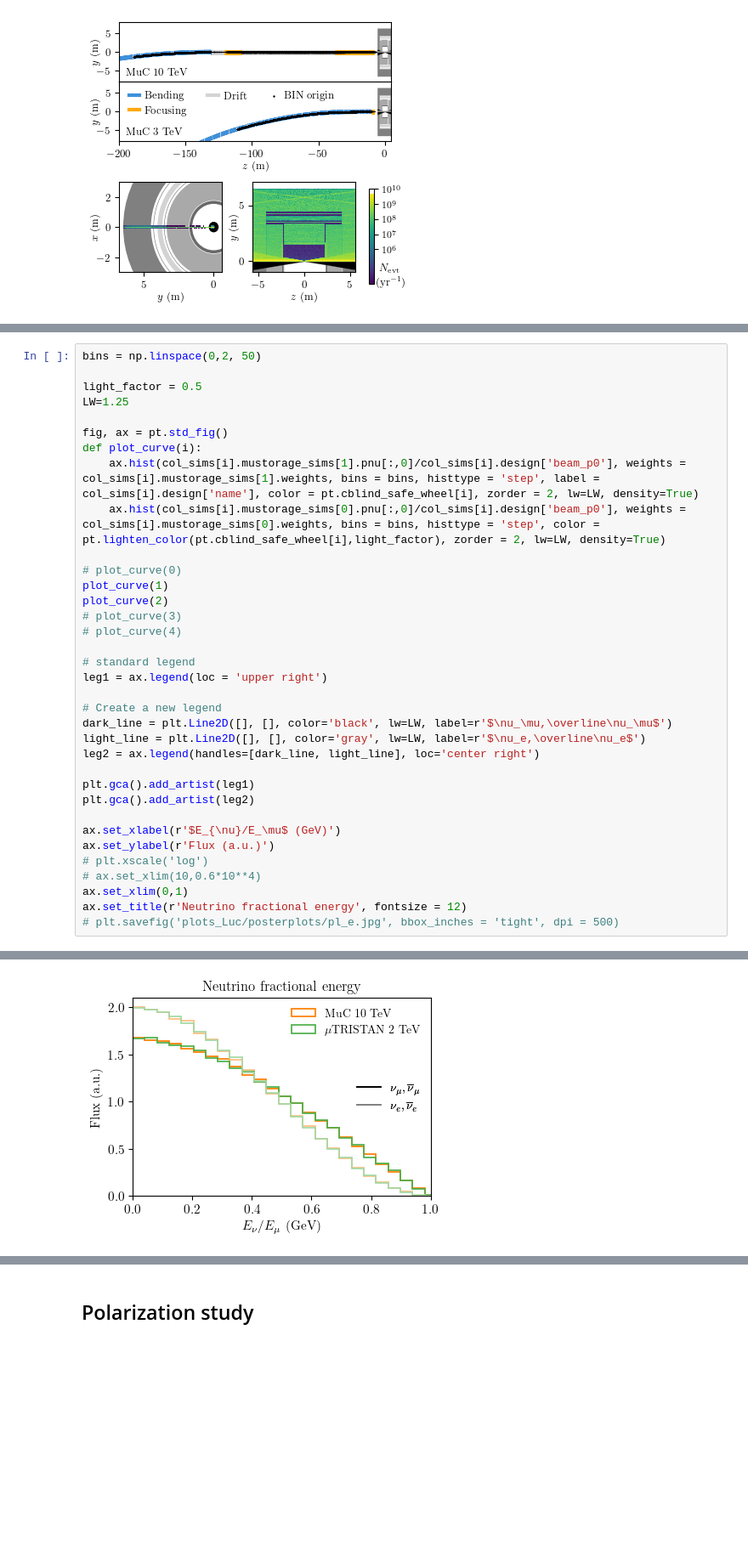
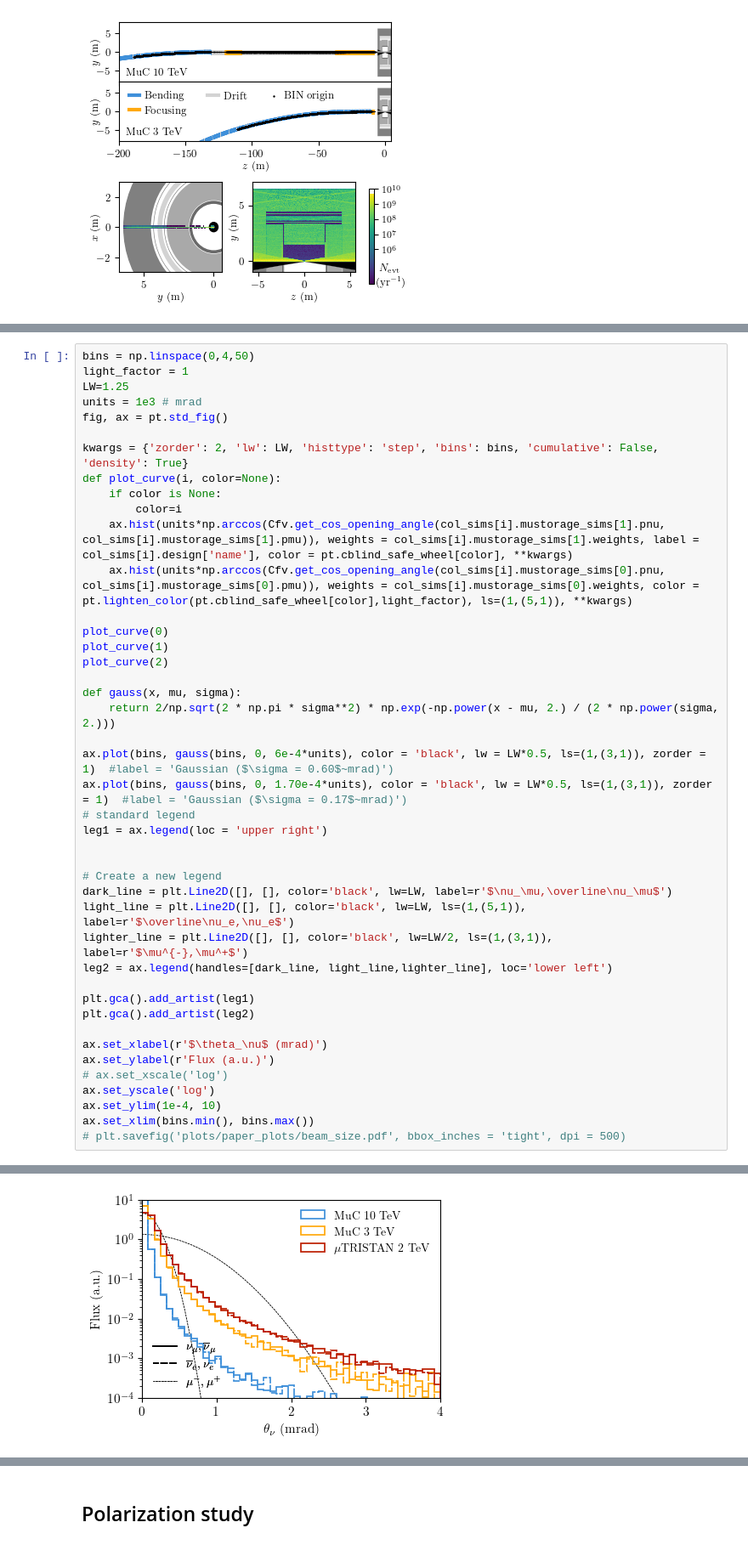
Before and after one commit to mhostert/BIN_MC, a Jupyter notebook: BIN_characterization.ipynb, the cells around one changed output, grey strips where cells are left out. Shown at 85% size. Cells and saved outputs as stored; diff of their text form; blank space fills up the shorter version.

Commit message:
gitingore only smoothed files and fix theta_nu plot

```diff
--- a/BIN_characterization.ipynb
+++ b/BIN_characterization.ipynb
@@ -341,36 +321,44 @@ AttributeError: 'DetectorSimulator' object has no attribute 'genie_events'
 # %%
-bins = np.linspace(0,2, 50)
+bins = np.linspace(0,4,50)
+light_factor = 1
+LW=1.25
+units = 1e3 # mrad
+fig, ax = pt.std_fig()
 
-light_factor = 0.5
-LW=1.25
+kwargs = {'zorder': 2, 'lw': LW, 'histtype': 'step', 'bins': bins, 'cumulative': False, 'density': True}
+def plot_curve(i, color=None):
+    if color is None:
+        color=i
+    ax.hist(units*np.arccos(Cfv.get_cos_opening_angle(col_sims[i].mustorage_sims[1].pnu, col_sims[i].mustorage_sims[1].pmu)), weights = col_sims[i].mustorage_sims[1].weights, label = col_sims[i].design['name'], color = pt.cblind_safe_wheel[color], **kwargs)
+    ax.hist(units*np.arccos(Cfv.get_cos_opening_angle(col_sims[i].mustorage_sims[0].pnu, col_sims[i].mustorage_sims[0].pmu)), weights = col_sims[i].mustorage_sims[0].weights, color = pt.lighten_color(pt.cblind_safe_wheel[color],light_factor), ls=(1,(5,1)), **kwargs)
 
-fig, ax = pt.std_fig()
-def plot_curve(i):
-    ax.hist(col_sims[i].mustorage_sims[1].pnu[:,0]/col_sims[i].design['beam_p0'], weights = col_sims[i].mustorage_sims[1].weights, bins = bins, histtype = 'step', label = col_sims[i].design['name'], color = pt.cblind_safe_wheel[i], zorder = 2, lw=LW, density=True)
-    ax.hist(col_sims[i].mustorage_sims[0].pnu[:,0]/col_sims[i].design['beam_p0'], weights = col_sims[i].mustorage_sims[0].weights, bins = bins, histtype = 'step', color = pt.lighten_color(pt.cblind_safe_wheel[i],light_factor), zorder = 2, lw=LW, density=True)
-
-# plot_curve(0)
+plot_curve(0)
 plot_curve(1)
 plot_curve(2)
-# plot_curve(3)
-# plot_curve(4)
 
+def gauss(x, mu, sigma):
+    return 2/np.sqrt(2 * np.pi * sigma**2) * np.exp(-np.power(x - mu, 2.) / (2 * np.power(sigma, 2.)))
+
+ax.plot(bins, gauss(bins, 0, 6e-4*units), color = 'black', lw = LW*0.5, ls=(1,(3,1)), zorder = 1)  #label = 'Gaussian ($\sigma = 0.60$~mrad)')
+ax.plot(bins, gauss(bins, 0, 1.70e-4*units), color = 'black', lw = LW*0.5, ls=(1,(3,1)), zorder = 1)  #label = 'Gaussian ($\sigma = 0.17$~mrad)')
 # standard legend
 leg1 = ax.legend(loc = 'upper right')
 
+
 # Create a new legend
 dark_line = plt.Line2D([], [], color='black', lw=LW, label=r'$\nu_\mu,\overline\nu_\mu$')
-light_line = plt.Line2D([], [], color='gray', lw=LW, label=r'$\nu_e,\overline\nu_e$')
-leg2 = ax.legend(handles=[dark_line, light_line], loc='center right')
+light_line = plt.Line2D([], [], color='black', lw=LW, ls=(1,(5,1)), label=r'$\overline\nu_e,\nu_e$')
+lighter_line = plt.Line2D([], [], color='black', lw=LW/2, ls=(1,(3,1)), label=r'$\mu^{-},\mu^+$')
+leg2 = ax.legend(handles=[dark_line, light_line,lighter_line], loc='lower left')
 
 plt.gca().add_artist(leg1)
 plt.gca().add_artist(leg2)
 
-ax.set_xlabel(r'$E_{\nu}/E_\mu$ (GeV)')
+ax.set_xlabel(r'$\theta_\nu$ (mrad)')
 ax.set_ylabel(r'Flux (a.u.)')
-# plt.xscale('log')
-# ax.set_xlim(10,0.6*10**4)
-ax.set_xlim(0,1)
-ax.set_title(r'Neutrino fractional energy', fontsize = 12)
-# plt.savefig('plots_Luc/posterplots/pl_e.jpg', bbox_inches = 'tight', dpi = 500)
+# ax.set_xscale('log')
+ax.set_yscale('log')
+ax.set_ylim(1e-4, 10)
+ax.set_xlim(bins.min(), bins.max())
+# plt.savefig('plots/paper_plots/beam_size.pdf', bbox_inches = 'tight', dpi = 500)
 # %% [output]
@@ -378 +366 @@ Text(0.5, 1.0, 'Neutrino fractional energy')
-[figure, old version]
+[figure, new version]
```
Also changed, not shown: parts of 9 cells of this notebook, 13 other files.
